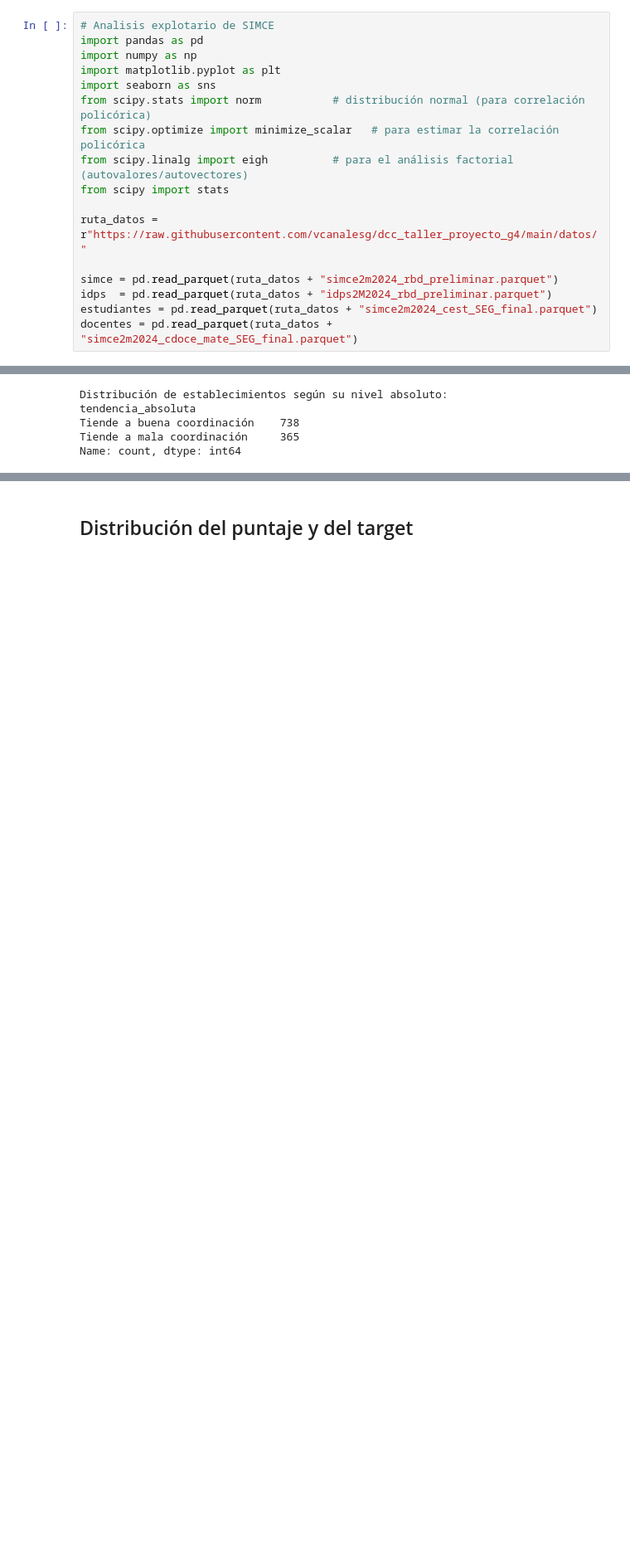
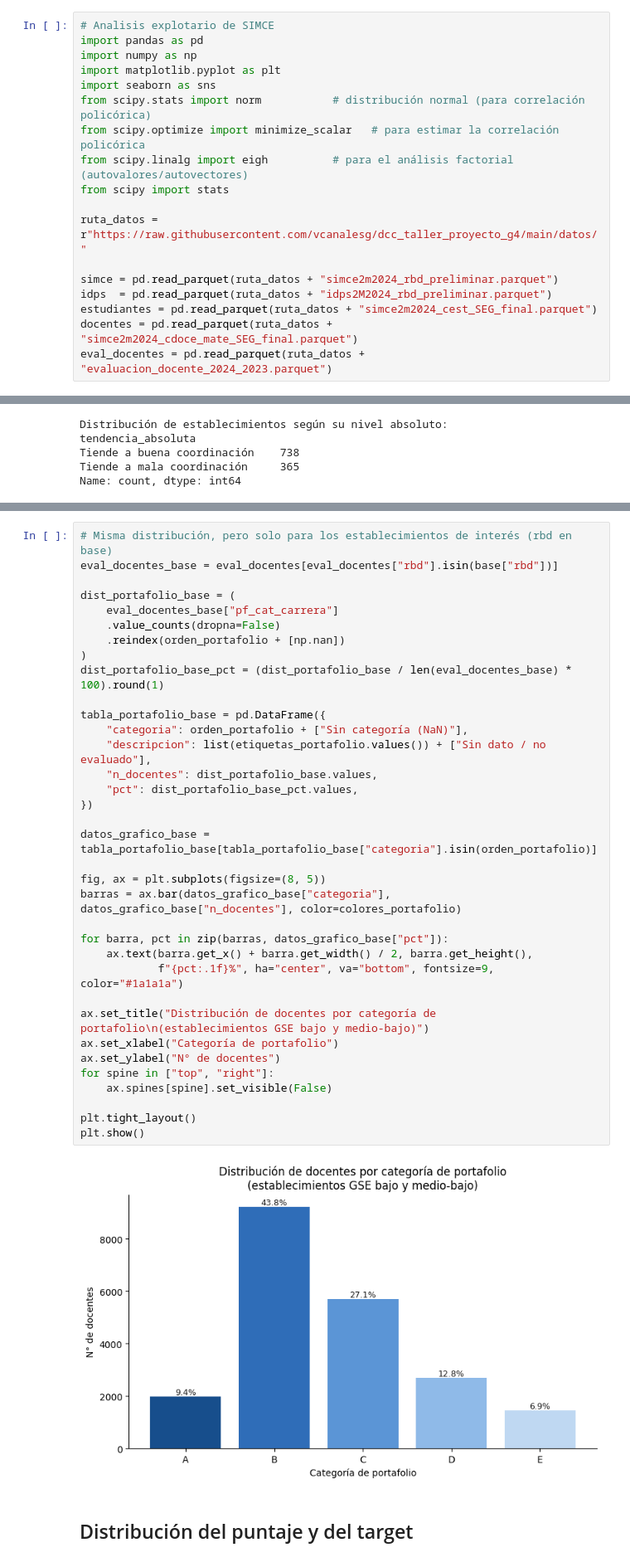
Before and after one commit to vcanalesg/dcc_taller_proyecto_g4, a Jupyter notebook: EDAyPreprocesamiento_01.ipynb, the cells around one changed output, grey strips where cells are left out. Shown at 83% size. Drawn from its saved outputs; the diff is of its cells as text; blank space fills up the shorter version.

Commit message:
datos docentes

```diff
--- a/EDAyPreprocesamiento_01.ipynb
+++ b/EDAyPreprocesamiento_01.ipynb
@@ -19,6 +19,7 @@ simce = pd.read_parquet(ruta_datos + "simce2m2024_rbd_preliminar.parquet")
 idps  = pd.read_parquet(ruta_datos + "idps2M2024_rbd_preliminar.parquet")
 estudiantes = pd.read_parquet(ruta_datos + "simce2m2024_cest_SEG_final.parquet")
 docentes = pd.read_parquet(ruta_datos + "simce2m2024_cdoce_mate_SEG_final.parquet")
+eval_docentes = pd.read_parquet(ruta_datos + "evaluacion_docente_2024_2023.parquet")
 # %%
 print(f'Simce: {simce.shape}')
 print(f'idps: {idps.shape}')
@@ -1698,3 +1780,40 @@ Name: count, dtype: int64
+# %%
+# Misma distribución, pero solo para los establecimientos de interés (rbd en base)
+eval_docentes_base = eval_docentes[eval_docentes["rbd"].isin(base["rbd"])]
+
+dist_portafolio_base = (
+    eval_docentes_base["pf_cat_carrera"]
+    .value_counts(dropna=False)
+    .reindex(orden_portafolio + [np.nan])
+)
+dist_portafolio_base_pct = (dist_portafolio_base / len(eval_docentes_base) * 100).round(1)
+
+tabla_portafolio_base = pd.DataFrame({
+    "categoria": orden_portafolio + ["Sin categoría (NaN)"],
+    "descripcion": list(etiquetas_portafolio.values()) + ["Sin dato / no evaluado"],
+    "n_docentes": dist_portafolio_base.values,
+    "pct": dist_portafolio_base_pct.values,
+})
+
+datos_grafico_base = tabla_portafolio_base[tabla_portafolio_base["categoria"].isin(orden_portafolio)]
+
+fig, ax = plt.subplots(figsize=(8, 5))
+barras = ax.bar(datos_grafico_base["categoria"], datos_grafico_base["n_docentes"], color=colores_portafolio)
+
+for barra, pct in zip(barras, datos_grafico_base["pct"]):
+    ax.text(barra.get_x() + barra.get_width() / 2, barra.get_height(),
+            f"{pct:.1f}%", ha="center", va="bottom", fontsize=9, color="#1a1a1a")
+
+ax.set_title("Distribución de docentes por categoría de portafolio\n(establecimientos GSE bajo y medio-bajo)")
+ax.set_xlabel("Categoría de portafolio")
+ax.set_ylabel("N° de docentes")
+for spine in ["top", "right"]:
+    ax.spines[spine].set_visible(False)
+
+plt.tight_layout()
+plt.show()
+# %% [output]
+[figure, added]
 # %% [markdown]
 ## Distribución del puntaje y del target
 # %%
```
Also changed, not shown: parts of 7 cells of this notebook, 1 other file.
